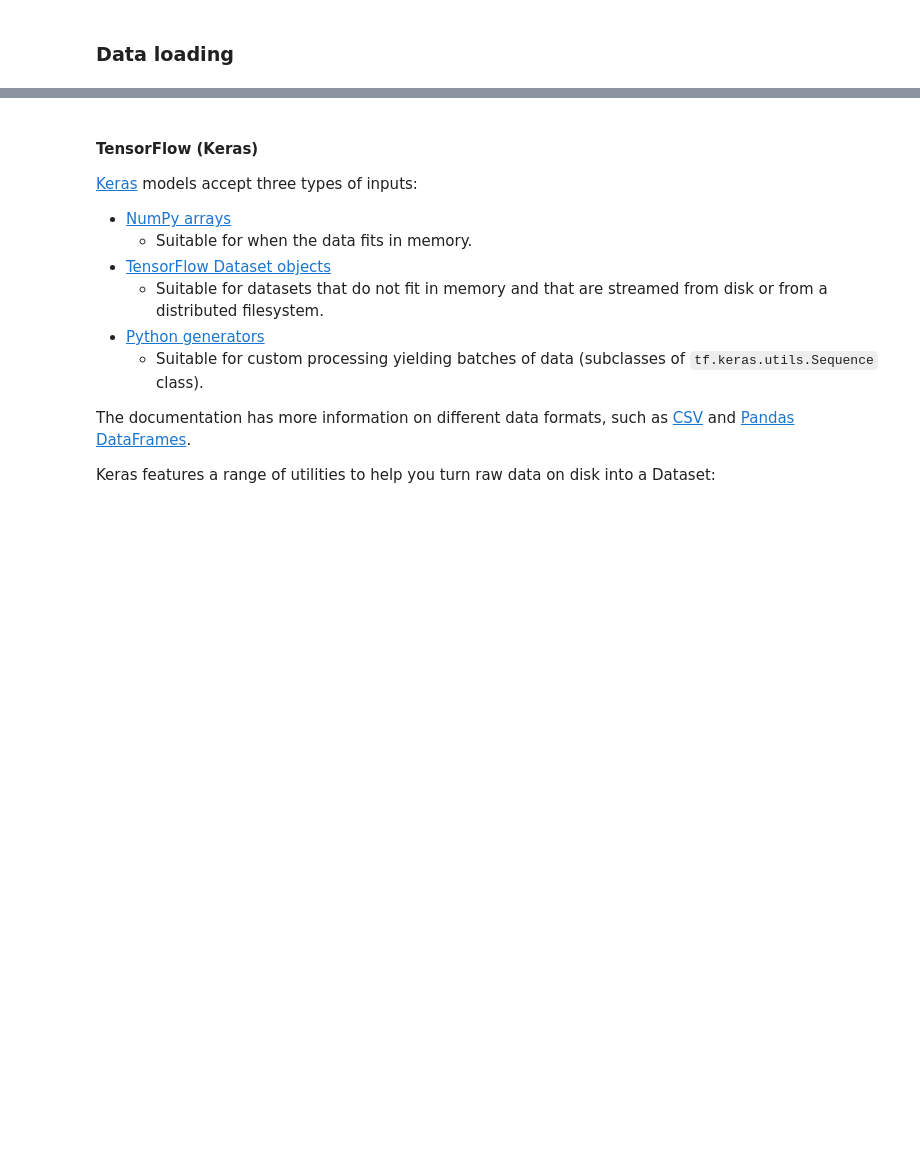
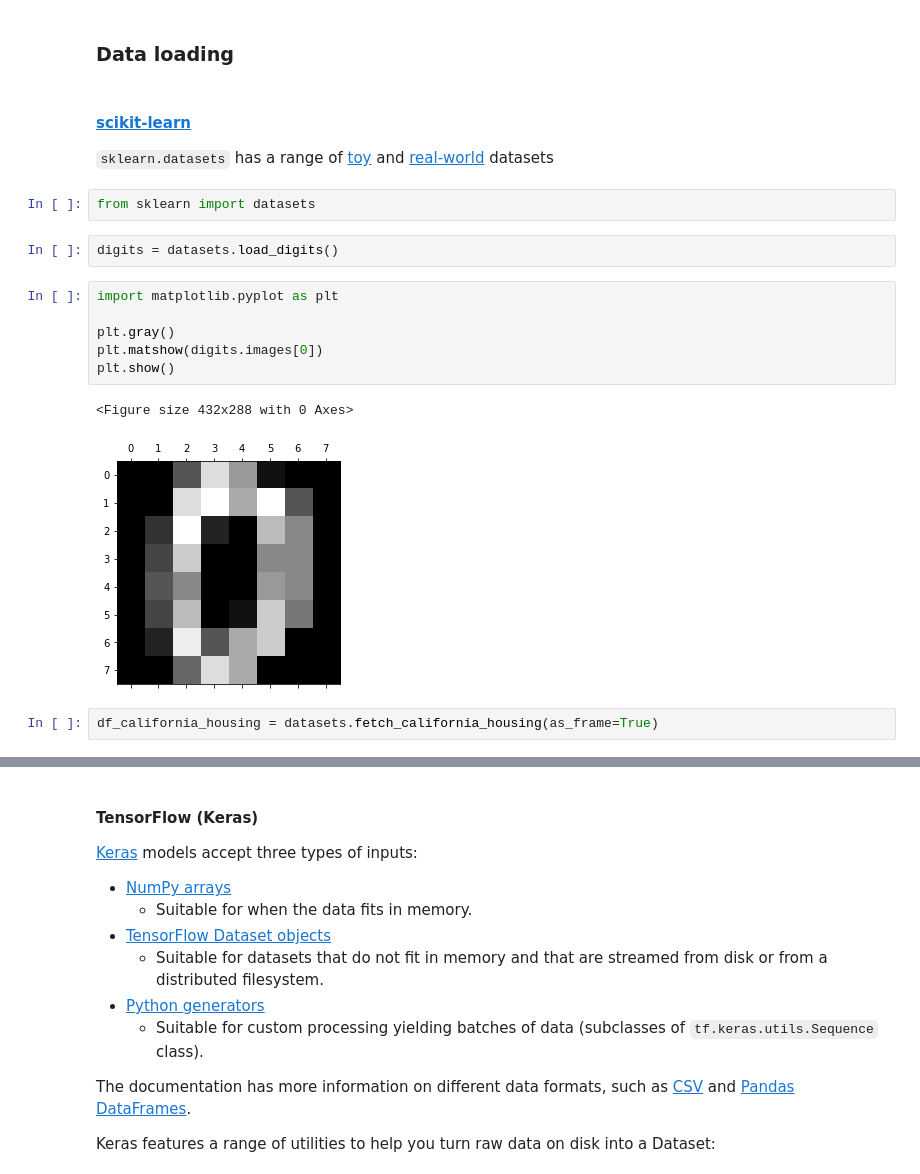
Before and after one commit to lukeconibear/intro_ml, a Jupyter notebook: docs/03_data.ipynb, the cells around one changed output, grey strips where cells are left out. Saved outputs shown, nothing was run; the diff lists cells and outputs as text; blank space fills up the shorter version.

```diff
--- a/docs/03_data.ipynb
+++ b/docs/03_data.ipynb
@@ -168,3 +168,22 @@ The steps can include:
 - Load e.g., transfer to GPU.
 # %% [markdown]
 ### Data loading
+# %% [markdown]
+#### [scikit-learn](https://scikit-learn.org/stable/datasets.html)
+
+`sklearn.datasets` has a range of [toy](https://scikit-learn.org/stable/datasets/toy_dataset.html) and [real-world](https://scikit-learn.org/stable/datasets/real_world.html) datasets
+# %%
+from sklearn import datasets
+# %%
+digits = datasets.load_digits()
+# %%
+import matplotlib.pyplot as plt
+
+plt.gray()
+plt.matshow(digits.images[0])
+plt.show()
+# %% [output]
+<Figure size 432x288 with 0 Axes>
+[figure, added]
+# %%
+df_california_housing = datasets.fetch_california_housing(as_frame=True)
```
Also changed, not shown: parts of 1 cell of this notebook, 1 other file.
